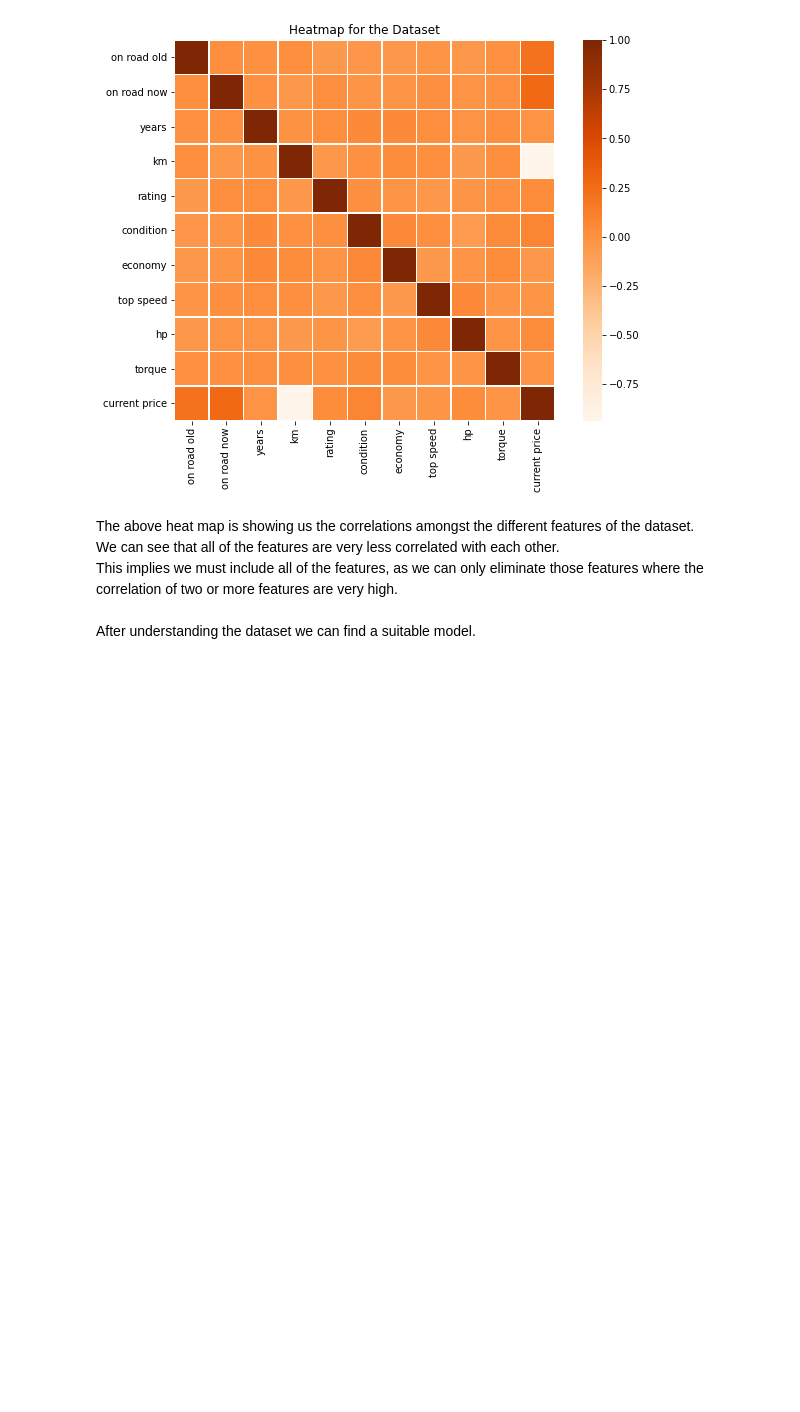
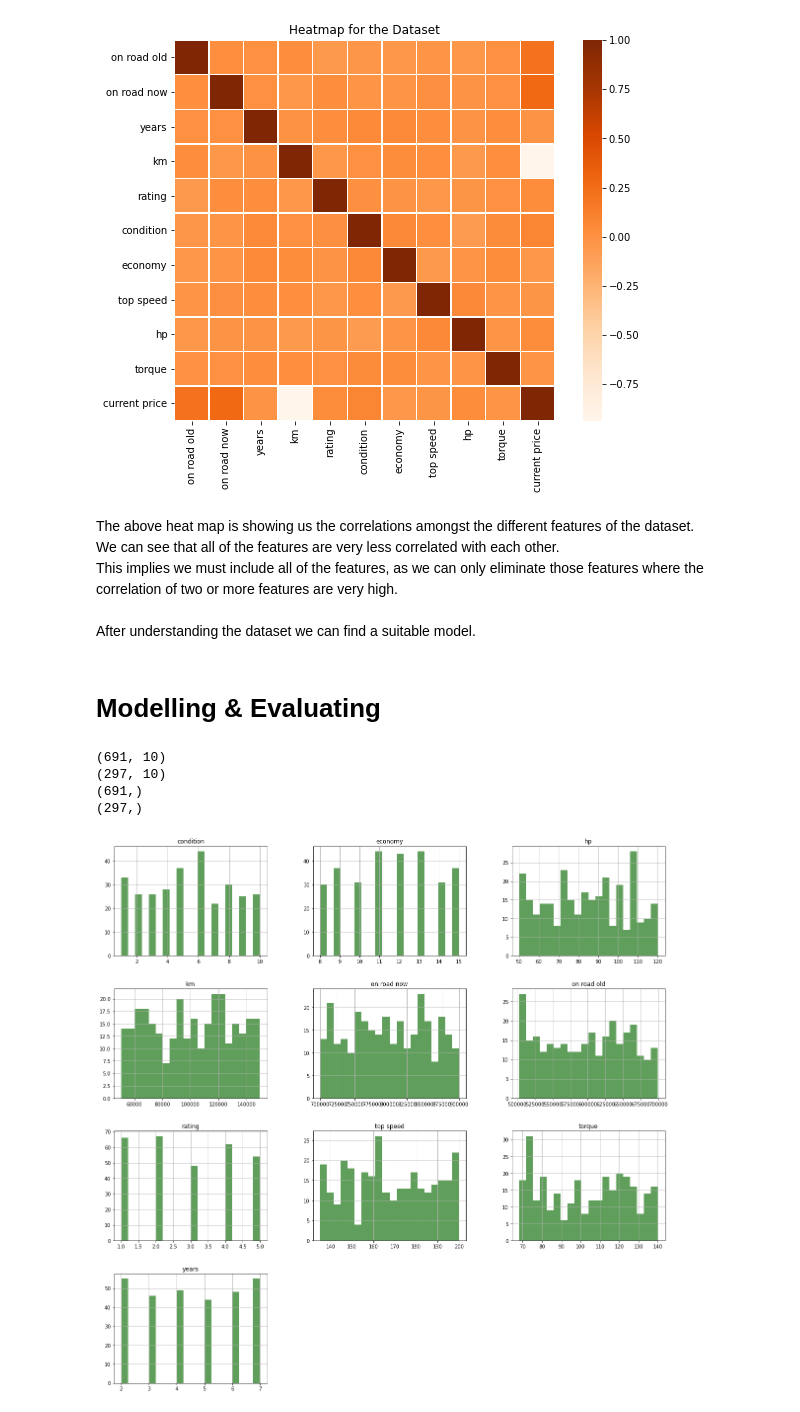
Before and after one commit to Esther-Bi/Introduction-to-Data-Science-2020-Semester-A-Final-Project, a Jupyter notebook: Notebook 4.ipynb, the cells around one changed output. Saved outputs shown, nothing was run; the diff lists cells and outputs as text; code cells hidden in the pictures; blank space fills up the shorter version.

Commit message:
regression notebook evaluating and conclusion

```diff
--- a/Notebook 4.ipynb
+++ b/Notebook 4.ipynb
@@ -205,3 +205,5 @@ plt.show()
 # %% [markdown]
 The above heat map is showing us the correlations amongst the different features of the dataset. <br> We can see that all of the features are very less correlated with each other. <br> This implies we must include all of the features, as we can only eliminate those features where the correlation of two or more features are very high.<br><br>
 After understanding the dataset we can find a suitable model.
+# %% [markdown]
+# Modelling & Evaluating
@@ -207,0 +219,21 @@ After understanding the dataset we can find a suitable model.
+# %%
+X = df.drop('current price', axis=1)
+y = df['current price']
+
+# split the data into train and test sets
+X_train, X_test, y_train, y_test = train_test_split(X, y, test_size=0.3, shuffle=True)
+# %%
+print(X_train.shape)
+print(X_test.shape)
+print(y_train.shape)
+print(y_test.shape)
+# %% [output]
+(691, 10)
+(297, 10)
+(691,)
+(297,)
+# %%
+X_test.hist(figsize=(20,20),bins = 20, color="#107009AA")
+plt.show()
+# %% [output]
+[figure, added]
```
Also changed, not shown: parts of 24 cells of this notebook.
